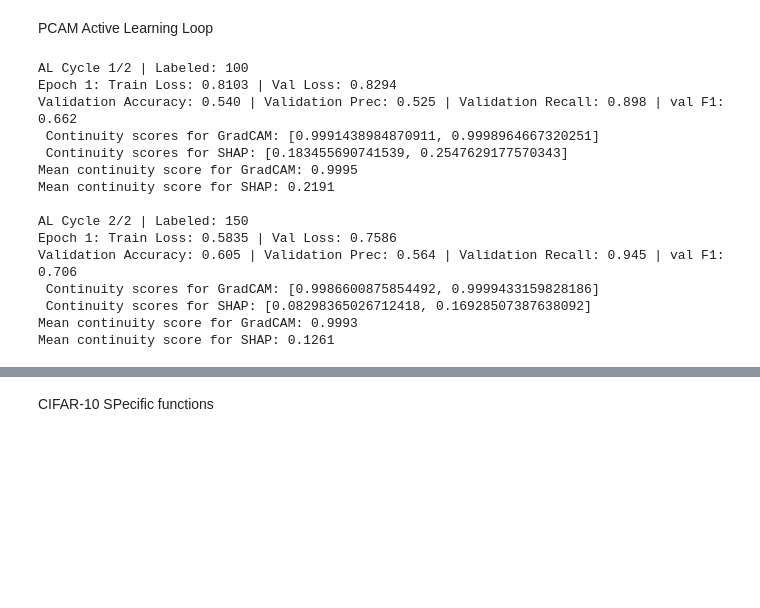
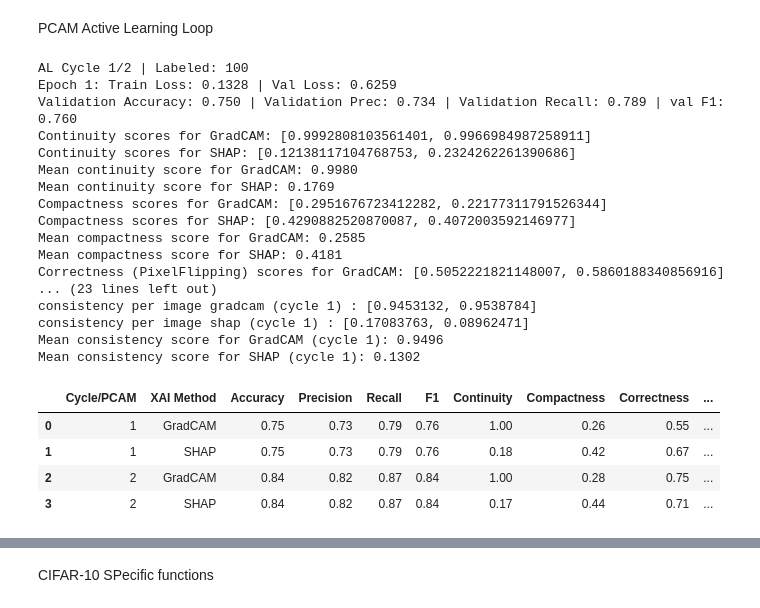
Before and after one commit to srivatsa07/ExplainableActiveLearning, a Jupyter notebook: AL.ipynb, the cells around one changed output, grey strips where cells are left out. Saved outputs shown, nothing was run; the diff lists cells and outputs as text; code cells hidden in the pictures; blank space fills up the shorter version.

```diff
--- a/AL.ipynb
+++ b/AL.ipynb
@@ -1693,6 +1950,6 @@ def xal_with_pcam(dataset, model, mean, std, init_size=100, query_size=50,
 # %%
 # Run active learning
-final_model_pcam = xal_with_pcam(
+final_model_pcam,df_aggregate, df_per_image = xal_with_pcam(
     dataset=pcam_train_subset,
     model=pcam_model,
     mean=IMAGENET_MEAN,
@@ -1701,7 +1958,7 @@ final_model_pcam = xal_with_pcam(
     query_size=50,
     n_cycles=2,
     batch_size=1024,
-    workers=15,
+    workers=10,
     val_loader=pcam_val_loader,
     test_loader=pcam_test_loader,
     recall_threshold=0.9,
@@ -1711,17 +1968,27 @@ final_model_pcam = xal_with_pcam(
 )
 # %% [output]
 AL Cycle 1/2 | Labeled: 100
-Epoch 1: Train Loss: 0.8103 | Val Loss: 0.8294
-Validation Accuracy: 0.540 | Validation Prec: 0.525 | Validation Recall: 0.898 | val F1: 0.662
- Continuity scores for GradCAM: [0.9991438984870911, 0.9998964667320251]
- Continuity scores for SHAP: [0.183455690741539, 0.2547629177570343]
-Mean continuity score for GradCAM: 0.9995
-Mean continuity score for SHAP: 0.2191
-
-AL Cycle 2/2 | Labeled: 150
-Epoch 1: Train Loss: 0.5835 | Val Loss: 0.7586
-Validation Accuracy: 0.605 | Validation Prec: 0.564 | Validation Recall: 0.945 | val F1: 0.706
- Continuity scores for GradCAM: [0.9986600875854492, 0.9999433159828186]
- Continuity scores for SHAP: [0.08298365026712418, 0.16928507387638092]
-Mean continuity score for GradCAM: 0.9993
-Mean continuity score for SHAP: 0.1261
+Epoch 1: Train Loss: 0.1328 | Val Loss: 0.6259
+Validation Accuracy: 0.750 | Validation Prec: 0.734 | Validation Recall: 0.789 | val F1: 0.760
+Continuity scores for GradCAM: [0.9992808103561401, 0.9966984987258911]
+Continuity scores for SHAP: [0.12138117104768753, 0.2324262261390686]
+Mean continuity score for GradCAM: 0.9980
+Mean continuity score for SHAP: 0.1769
+Compactness scores for GradCAM: [0.2951676723412282, 0.22177311791526344]
+Compactness scores for SHAP: [0.4290882520870087, 0.4072003592146977]
+Mean compactness score for GradCAM: 0.2585
+Mean compactness score for SHAP: 0.4181
+Correctness (PixelFlipping) scores for GradCAM: [0.5052221821148007, 0.5860188340856916]
+... (23 lines left out)
+consistency per image gradcam (cycle 1) : [0.9453132, 0.9538784]
+consistency per image shap (cycle 1) : [0.17083763, 0.08962471]
+Mean consistency score for GradCAM (cycle 1): 0.9496
+Mean consistency score for SHAP (cycle 1): 0.1302
+# %%
+df_aggregate.head()
+# %% [output]
+|  | Cycle/PCAM | XAI Method | Accuracy | Precision | Recall | F1 | Continuity | Compactness | Correctness | ... |
+| 0 | 1 | GradCAM | 0.75 | 0.73 | 0.79 | 0.76 | 1.00 | 0.26 | 0.55 | ... |
+| 1 | 1 | SHAP | 0.75 | 0.73 | 0.79 | 0.76 | 0.18 | 0.42 | 0.67 | ... |
+| 2 | 2 | GradCAM | 0.84 | 0.82 | 0.87 | 0.84 | 1.00 | 0.28 | 0.75 | ... |
+| 3 | 2 | SHAP | 0.84 | 0.82 | 0.87 | 0.84 | 0.17 | 0.44 | 0.71 | ... |
```
Also changed, not shown: parts of 10 cells of this notebook.
